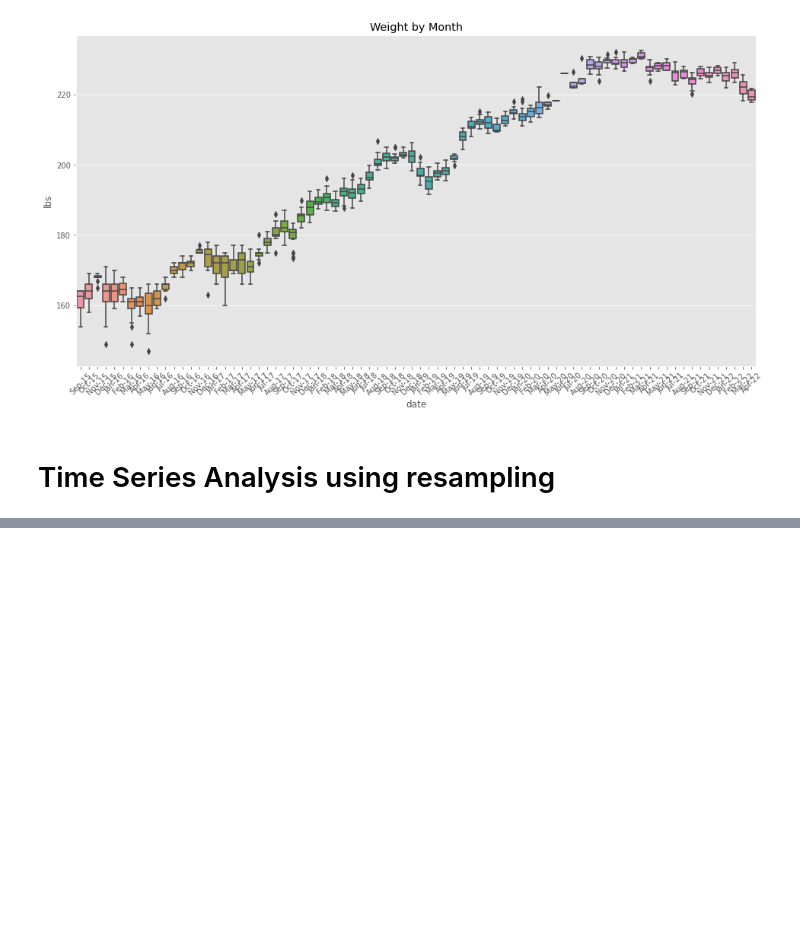
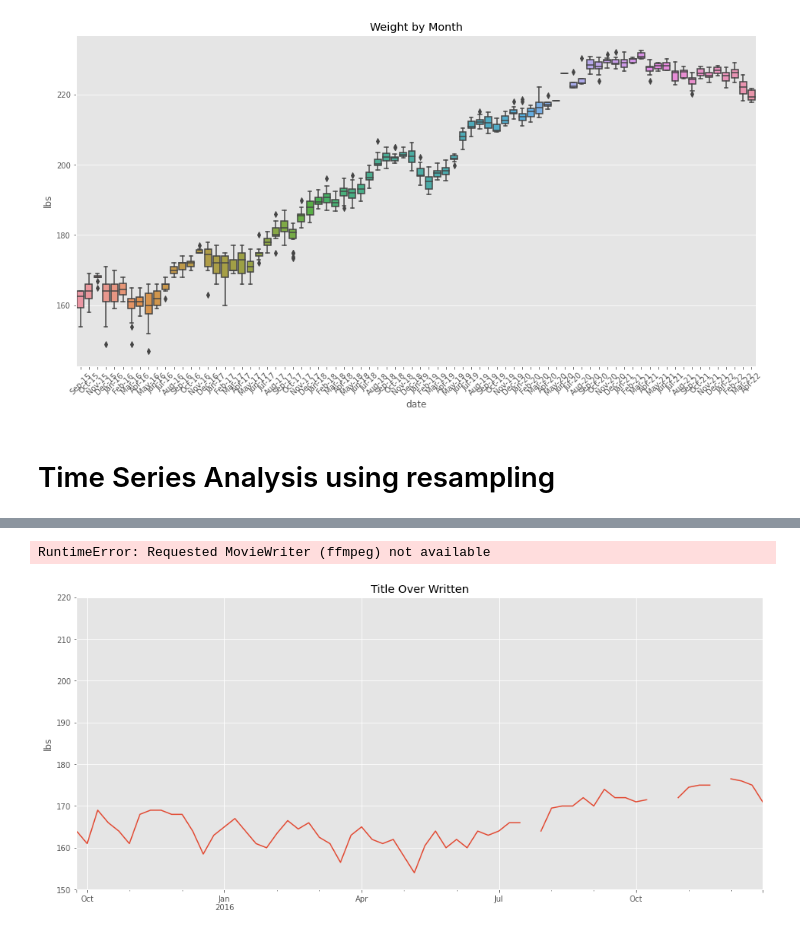
Before and after one commit to idvorkin/jupyter, a Jupyter notebook: Weight Analysis.ipynb, the cells around one changed output, grey strips where cells are left out. Cells and saved outputs as stored; diff of their text form; code cells hidden in the pictures; blank space fills up the shorter version.

```diff
--- a/Weight Analysis.ipynb
+++ b/Weight Analysis.ipynb
@@ -157,27 +157,30 @@ dfM = dfW.resample("W").median()
 # %%
 anim_year_base = 2016
 anim_fig_size = (16, 7)
 fig = plt.figure(figsize=anim_fig_size)
 ax = fig.add_subplot(1, 1, 1)
 dfM[:f"{anim_year_base}"].plot(
     title=f"Title Over Written", figsize=anim_fig_size, ylim=(150, 220), ax=ax
 )
 ax.set_ylabel("lbs")
 ax.set_xlabel("")
 
 
 def animate(i):
     year = f"{anim_year_base+i}"
     return dfM[:year].plot(title=f"Weight through {year}").lines
 
 
 years_to_plot = 5
 anim = animation.FuncAnimation(
     fig,
     animate,
     frames=years_to_plot,
     interval=timedelta(seconds=2).seconds * 1000,
     blit=False,
 )
-HTML(anim.to_html5_video())
+# HTML(anim.to_html5_video())
 # TODO - how to get rid of the initial plot from animate.init() -- no clue.
+# %% [output]
+RuntimeError: Requested MovieWriter (ffmpeg) not available
+[figure, added]
```
Also changed, not shown: parts of 1 cell of this notebook.
